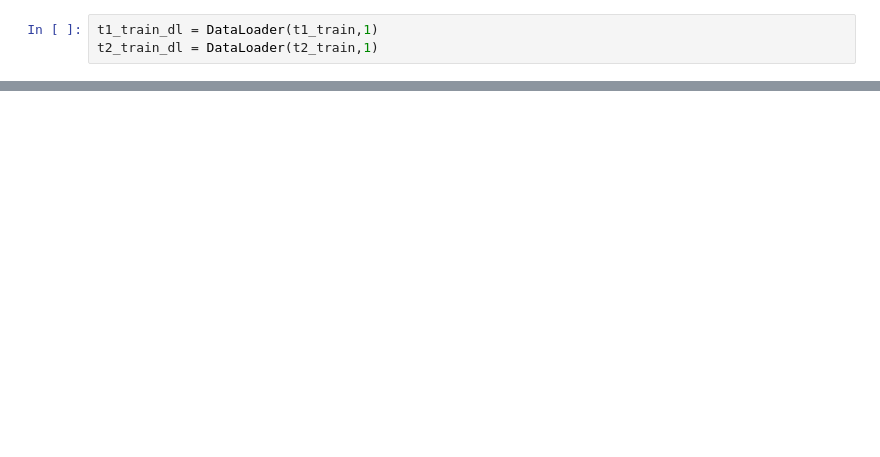
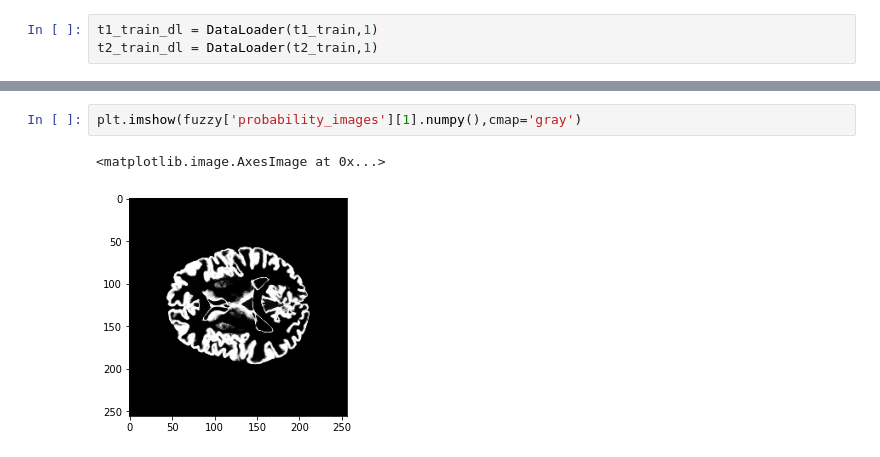
Before and after one commit to 404Enigma/pytorch-annual-hackathon-2021, a Jupyter notebook: MRI-Synthesis.ipynb, the cells around one changed output, grey strips where cells are left out. Drawn from its saved outputs; the diff is of its cells as text; blank space fills up the shorter version.

```diff
--- a/MRI-Synthesis.ipynb
+++ b/MRI-Synthesis.ipynb
@@ -271,0 +119,5 @@ th.save(net,'Model1')
+# %%
+plt.imshow(fuzzy['probability_images'][1].numpy(),cmap='gray')
+# %% [output]
+<matplotlib.image.AxesImage at 0x...>
+[figure, added]
```
Also changed, not shown: parts of 59 cells of this notebook.
